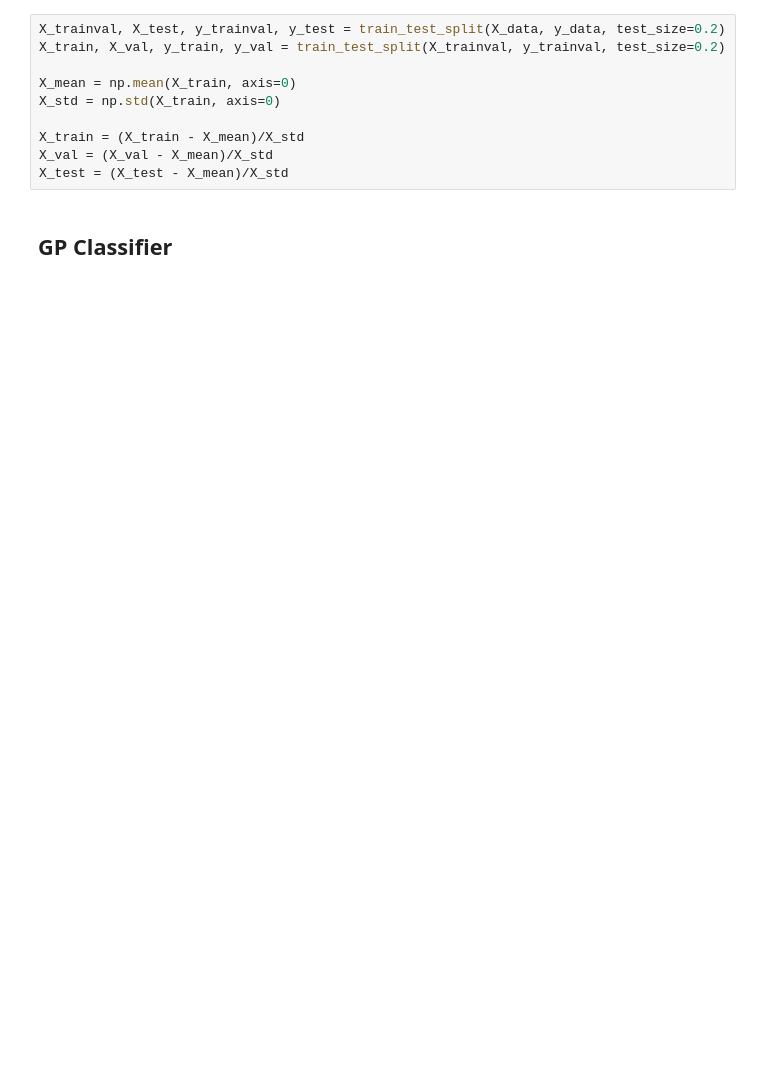
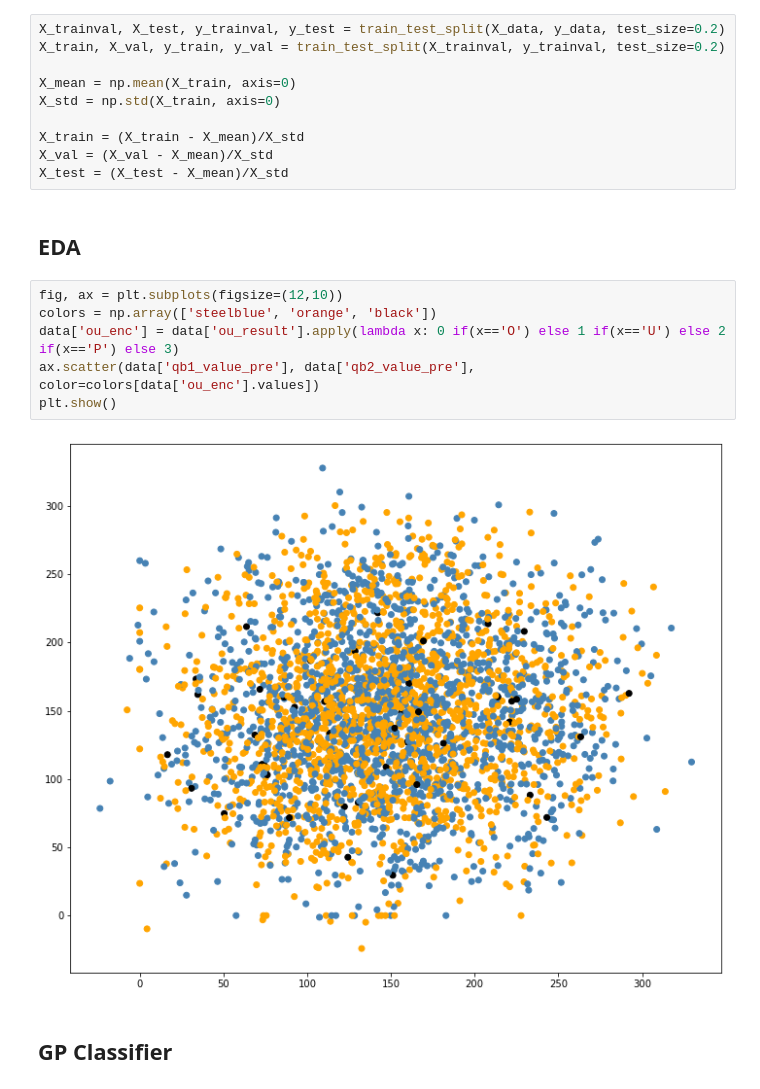
Before and after one commit to CoopLo/nfl_betting, a Jupyter notebook: basic_strategy.ipynb, the cells around one changed output. Saved outputs shown, nothing was run; the diff lists cells and outputs as text; blank space fills up the shorter version.

```diff
--- a/basic_strategy.ipynb
+++ b/basic_strategy.ipynb
@@ -48,6 +53,16 @@ X_std = np.std(X_train, axis=0)
 X_train = (X_train - X_mean)/X_std
 X_val = (X_val - X_mean)/X_std
 X_test = (X_test - X_mean)/X_std
+# %% [markdown]
+## EDA
+# %%
+fig, ax = plt.subplots(figsize=(12,10))
+colors = np.array(['steelblue', 'orange', 'black'])
+data['ou_enc'] = data['ou_result'].apply(lambda x: 0 if(x=='O') else 1 if(x=='U') else 2 if(x=='P') else 3)
+ax.scatter(data['qb1_value_pre'], data['qb2_value_pre'], color=colors[data['ou_enc'].values])
+plt.show()
+# %% [output]
+[figure, added]
 # %% [markdown]
 ## GP Classifier
 # %%
```
Also changed, not shown: parts of 11 cells of this notebook.
